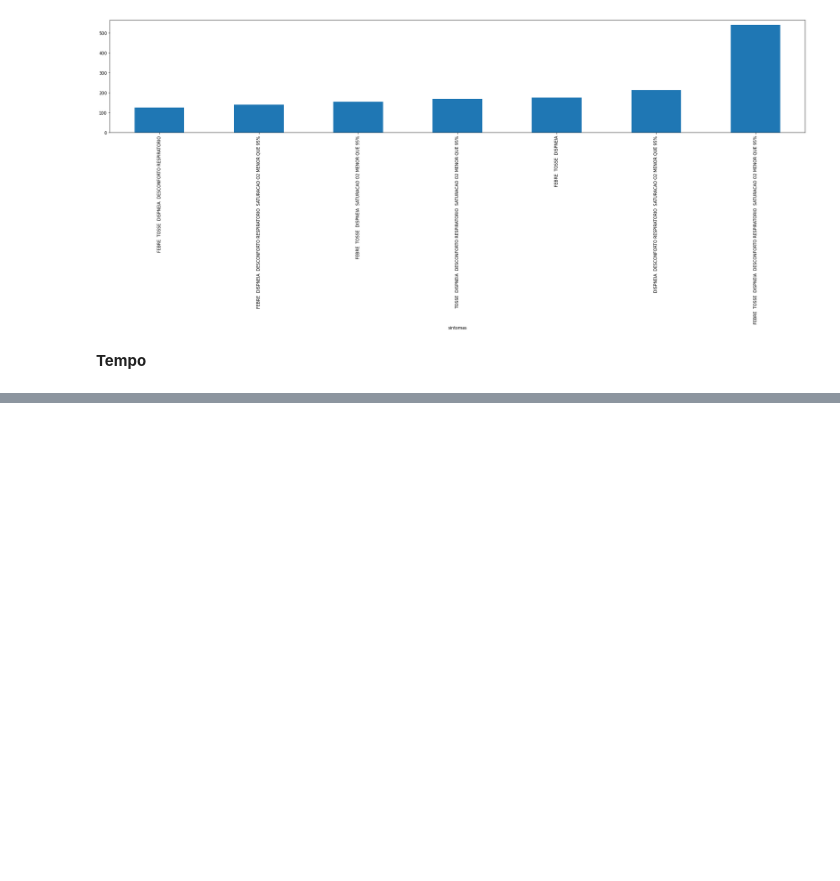
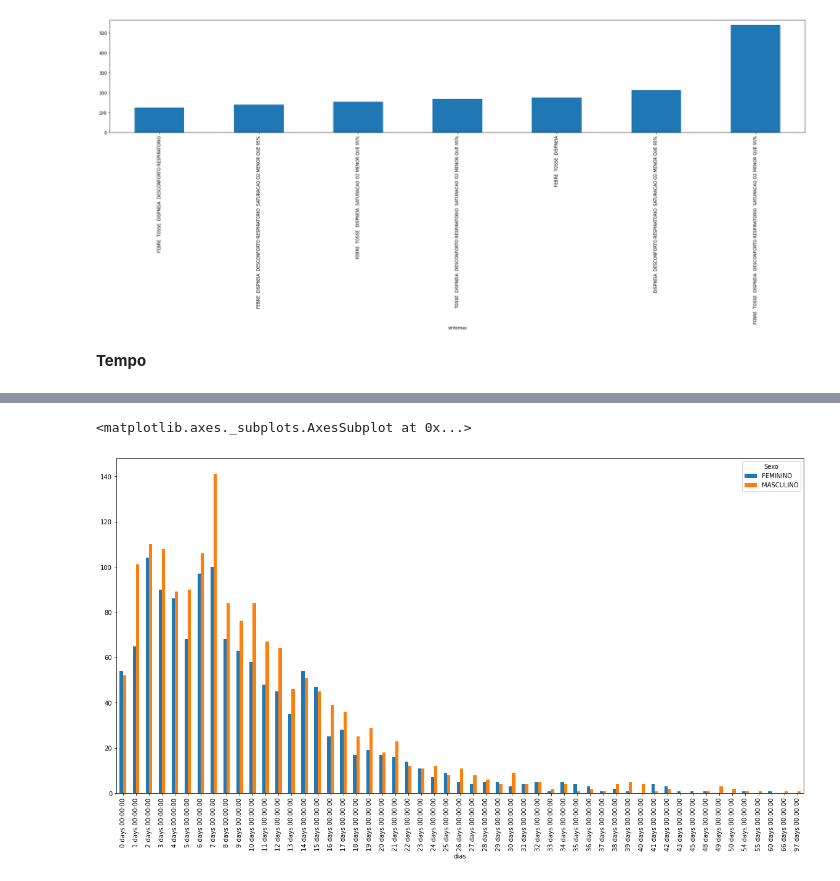
Before and after one commit to tiagopessoalima/covid-19, a Jupyter notebook: obito_pe.ipynb, the cells around one changed output, grey strips where cells are left out. Cells and saved outputs as stored; diff of their text form; code cells hidden in the pictures; blank space fills up the shorter version.

```diff
--- a/obito_pe.ipynb
+++ b/obito_pe.ipynb
@@ -161,0 +163,6 @@ dias.plot.bar(figsize=(30,5))
+# %%
+dias_sexo = tempo.groupby(['dias','Sexo'])
+dias_sexo.size().unstack(1).plot.bar(figsize=(20,10))
+# %% [output]
+<matplotlib.axes._subplots.AxesSubplot at 0x...>
+[figure, added]
```
Also changed, not shown: parts of 11 cells of this notebook.
